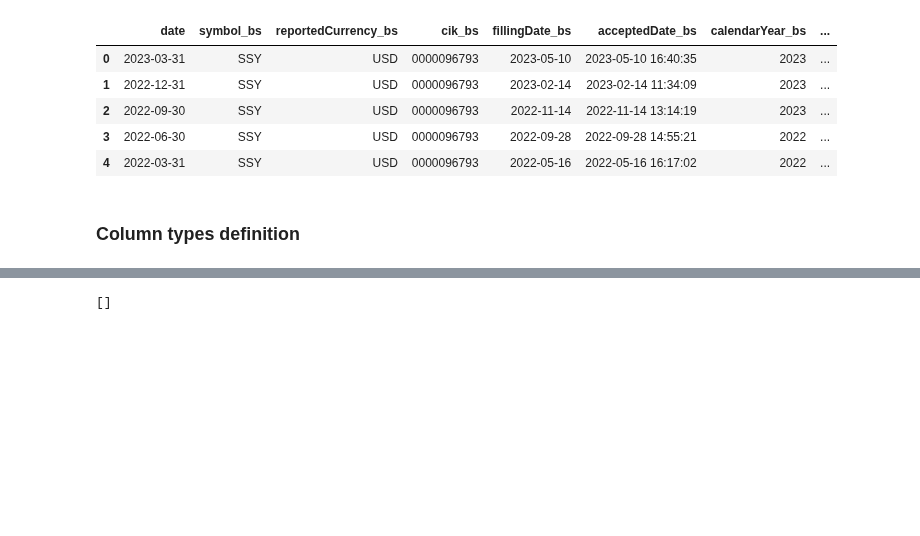
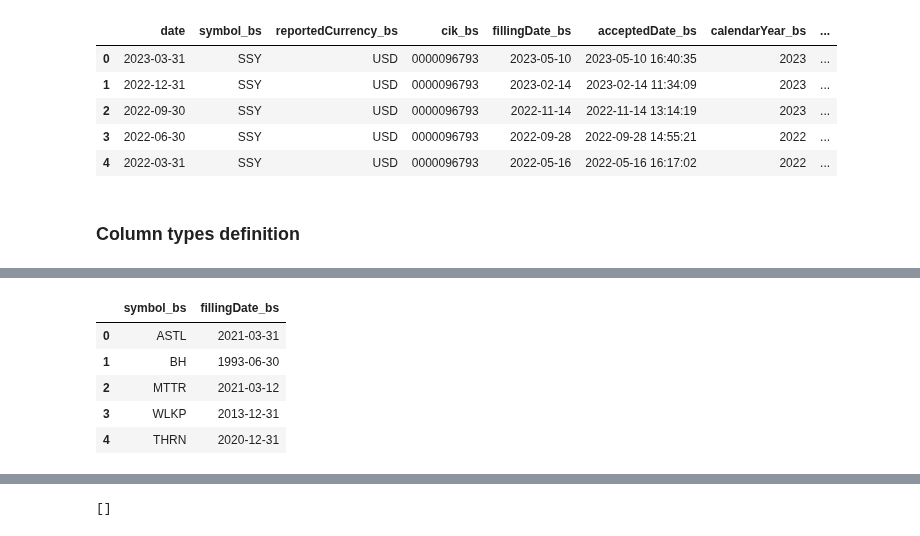
Before and after one commit to simonjpc/value_investment, a Jupyter notebook: various-tests-extraction-system-design.ipynb, the cells around one changed output, grey strips where cells are left out. Cells and saved outputs as stored; diff of their text form; code cells hidden in the pictures; blank space fills up the shorter version.

```diff
--- a/various-tests-extraction-system-design.ipynb
+++ b/various-tests-extraction-system-design.ipynb
@@ -227,0 +253,9 @@ LINE 1: SELECT * FROM financial_stmts;
+# %%
+df.head()
+# %% [output]
+|  | symbol_bs | fillingDate_bs |
+| 0 | ASTL | 2021-03-31 |
+| 1 | BH | 1993-06-30 |
+| 2 | MTTR | 2021-03-12 |
+| 3 | WLKP | 2013-12-31 |
+| 4 | THRN | 2020-12-31 |
```
Also changed, not shown: parts of 11 cells of this notebook.
